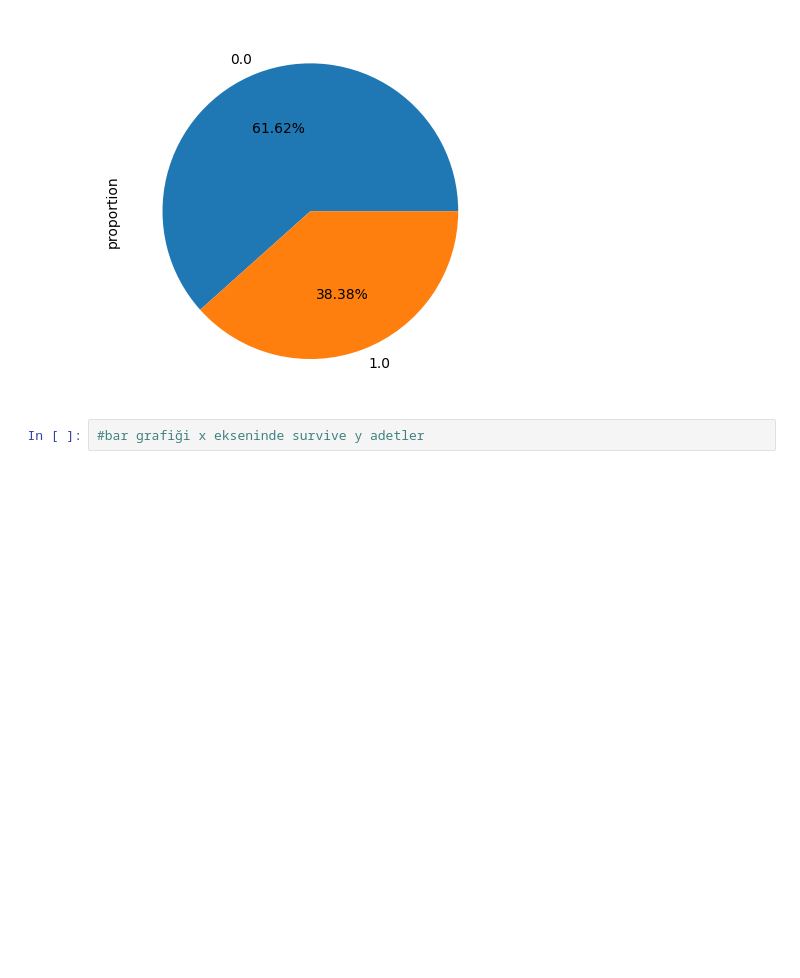
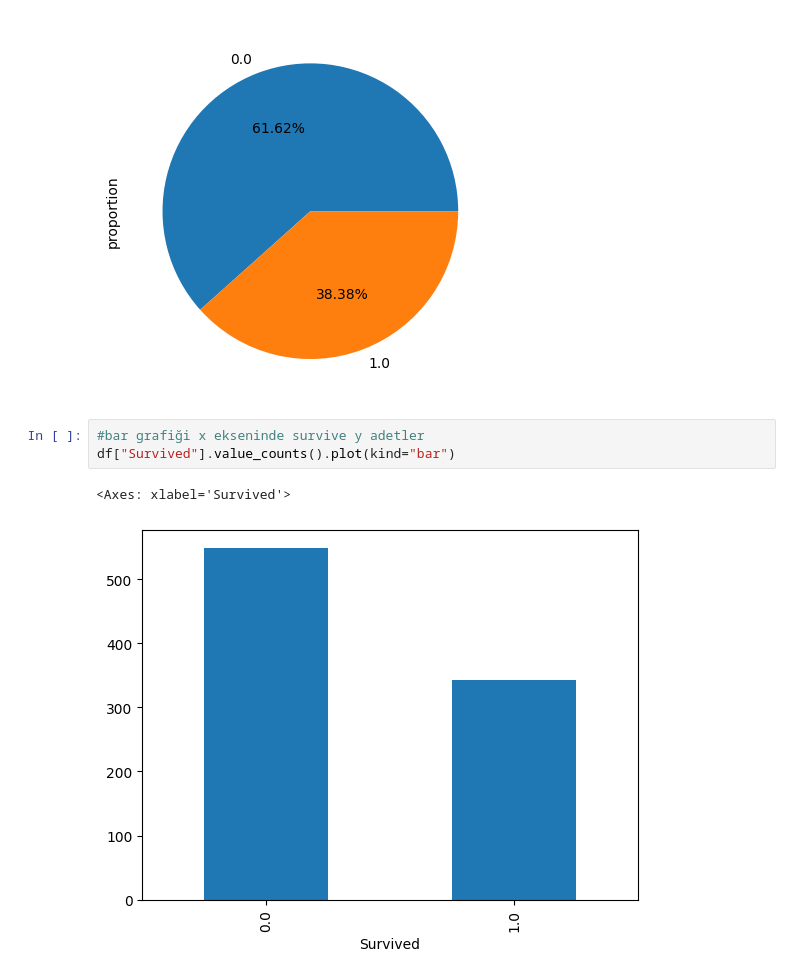
Before and after one commit to europecodingschool/ECS---VB---YZ---08.26, a Jupyter notebook: VB_YZ_Ders_7_.ipynb, the cells around one changed output. Cells and saved outputs as stored; diff of their text form; blank space fills up the shorter version.

```diff
--- a/VB_YZ_Ders_7_.ipynb
+++ b/VB_YZ_Ders_7_.ipynb
@@ -236,3 +237,7 @@ df["Survived"].value_counts(normalize=True).plot(kind='pie',autopct='%1.2f%%')
 [figure]
 # %%
 #bar grafiği x ekseninde survive y adetler
+df["Survived"].value_counts().plot(kind="bar")
+# %% [output]
+<Axes: xlabel='Survived'>
+[figure, added]
```
Also changed, not shown: parts of 8 cells of this notebook.
